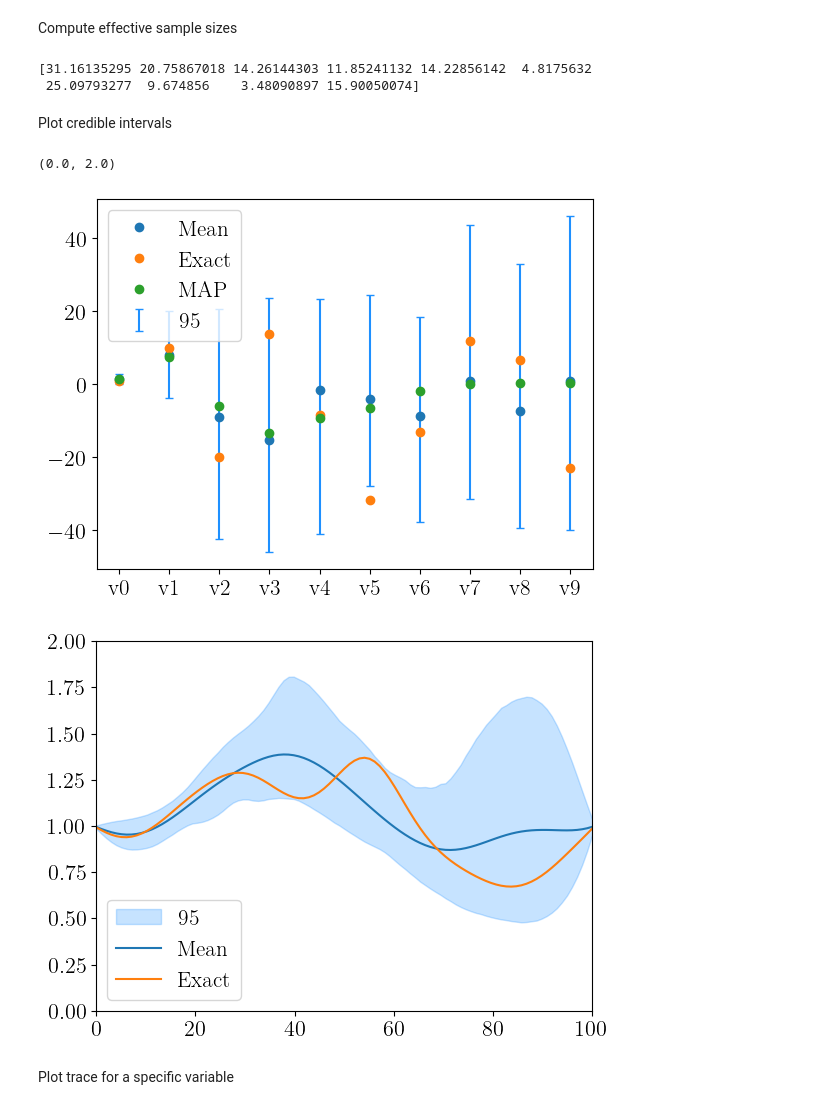
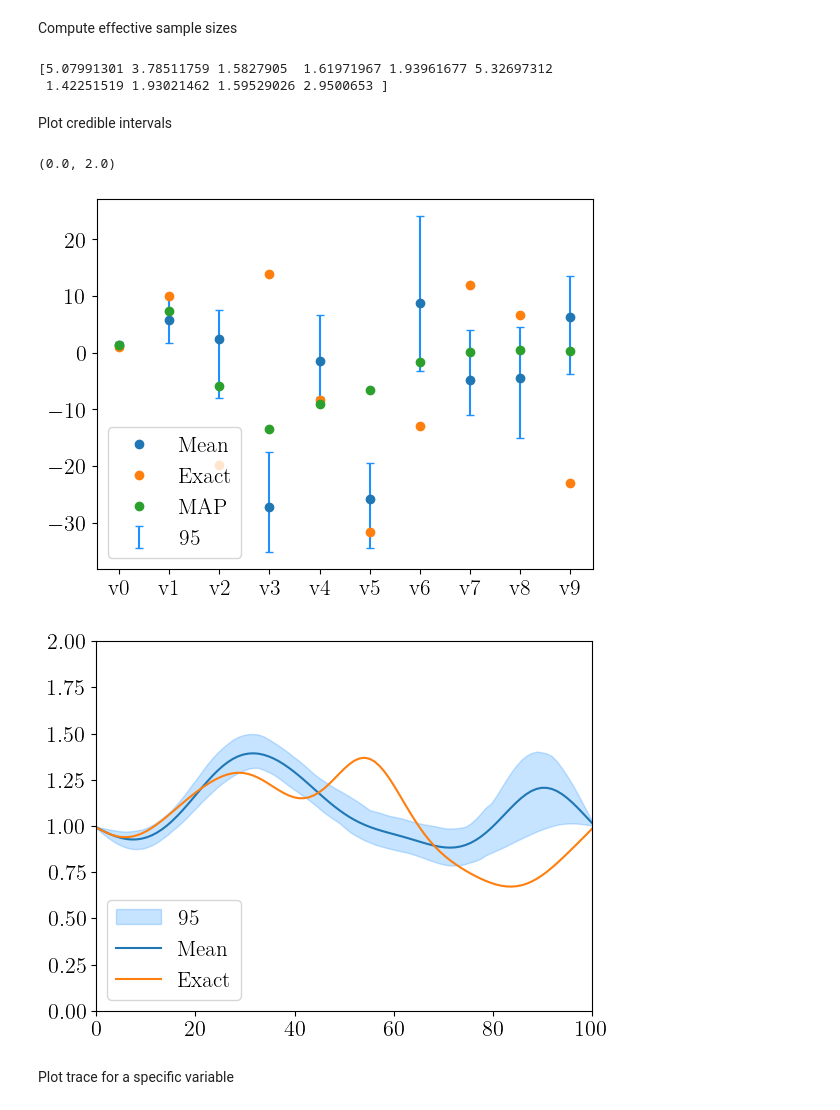
Before and after one commit to MarkusTHolm/BeamUQ, a Jupyter notebook: beamUQ.ipynb, the cells around one changed output. Drawn from its saved outputs; the diff is of its cells as text; code cells hidden in the pictures.

```diff
--- a/beamUQ.ipynb
+++ b/beamUQ.ipynb
@@ -182,8 +187,8 @@ Sample using the Metropolis-Hastings sampler
 # %%
 np.random.seed(10)
 pickle_path = 'samples_MH.pickle'
-if 0:
-    Ns = int(50e3)
+if 1:
+    Ns = 1000 #int(50e3)
     Z0 = Zs_MAP.to_numpy()
     sampler_MH = MH(posterior, x0=Z0, scale=1)
     samples_MH = sampler_MH.sample(Ns)
@@ -214,43 +223,43 @@ Compute effective sample sizes
 print(samples_MH.compute_ess())
 # print(samples_NUTS.compute_ess())
 # %% [output]
-[31.16135295 20.75867018 14.26144303 11.85241132 14.22856142  4.8175632
- 25.09793277  9.674856    3.48090897 15.90050074]
+[5.07991301 3.78511759 1.5827905  1.61971967 1.93961677 5.32697312
+ 1.42251519 1.93021462 1.59529026 2.9500653 ]
 # %% [markdown]
 Plot credible intervals
 # %%
-Nb = int(10e3)
+Nb = 100 #int(10e3)
 Nt = int(5)
 bt_samples_MH = samples_MH.burnthin(Nb, Nt)
 
 bt_samples_MH.plot_ci(plot_par=True, exact=Zs_true)
 # samples_NUTS.plot_ci(plot_par=True,exact=Zs_true)
 plt.plot(Zs_MAP, 'o', label='MAP')
 
 plt.legend()
 
 plt.figure();
 bt_samples_MH.funvals.plot_ci(plot_par=False, exact=Iz_true);
 # plt.figure();
 
 bt_samples = samples_MH.funvals.samples.T
 
 plt.xlim([0, 100])
 plt.ylim([0, 2])
 # arviz.plot_hdi(grid, samples, hdi_prob=0.95)
 # samples_NUTS.plot_ci(plot_par=False,exact=Zs_true)
 
 # lower, upper = np.percentile(samples, [2.5, 97.5], axis=0)
 # plt.fill_between(grid,
 #                 lower,
 #                 upper,
 #                 color='red',
 #                 label=r'95\% CI',
 #                 alpha=0.25)
 # %% [output]
 (0.0, 2.0)
-[figure, old version]
+[figure, new version]
-[figure, old version]
+[figure, new version]
 # %% [markdown]
 Plot trace for a specific variable
 # %%
```
Also changed, not shown: parts of 8 cells of this notebook.
